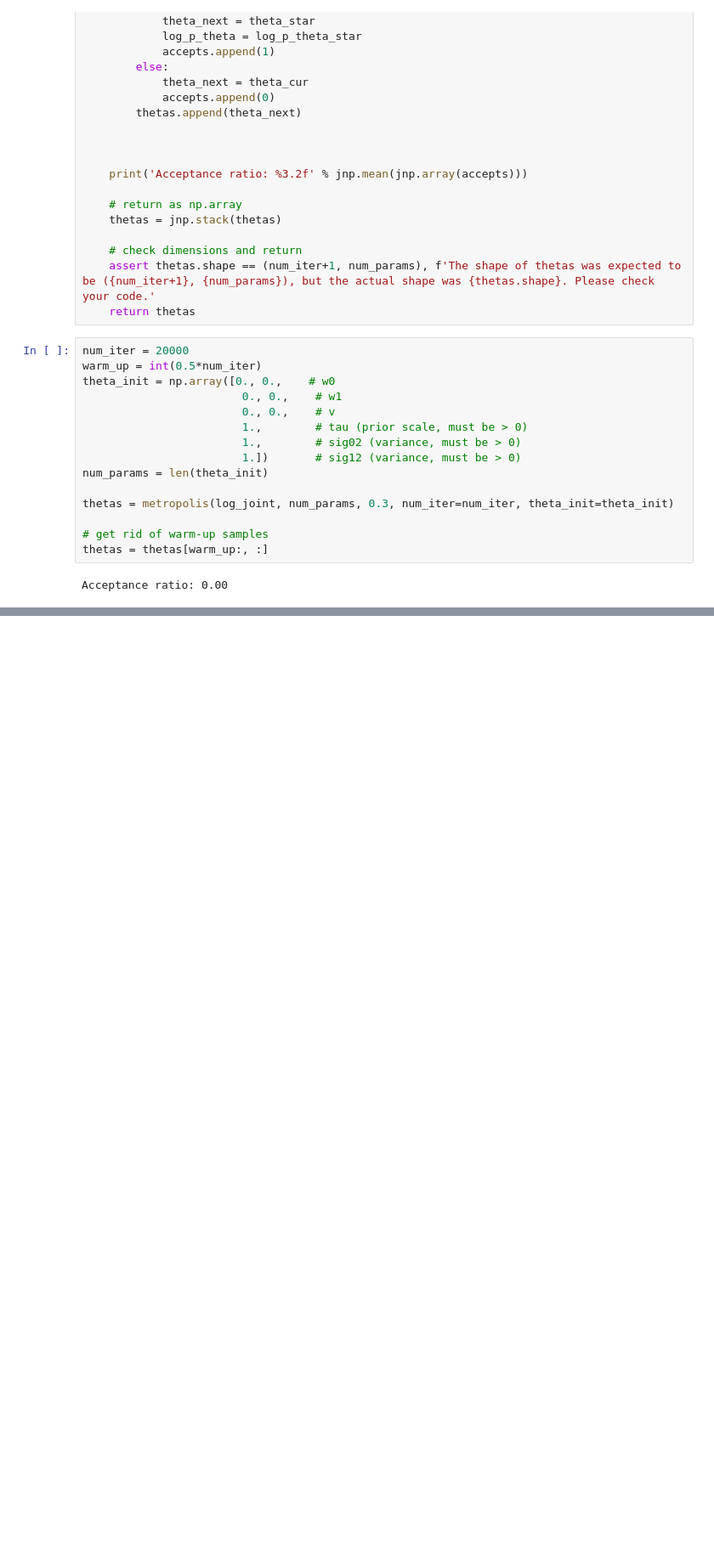
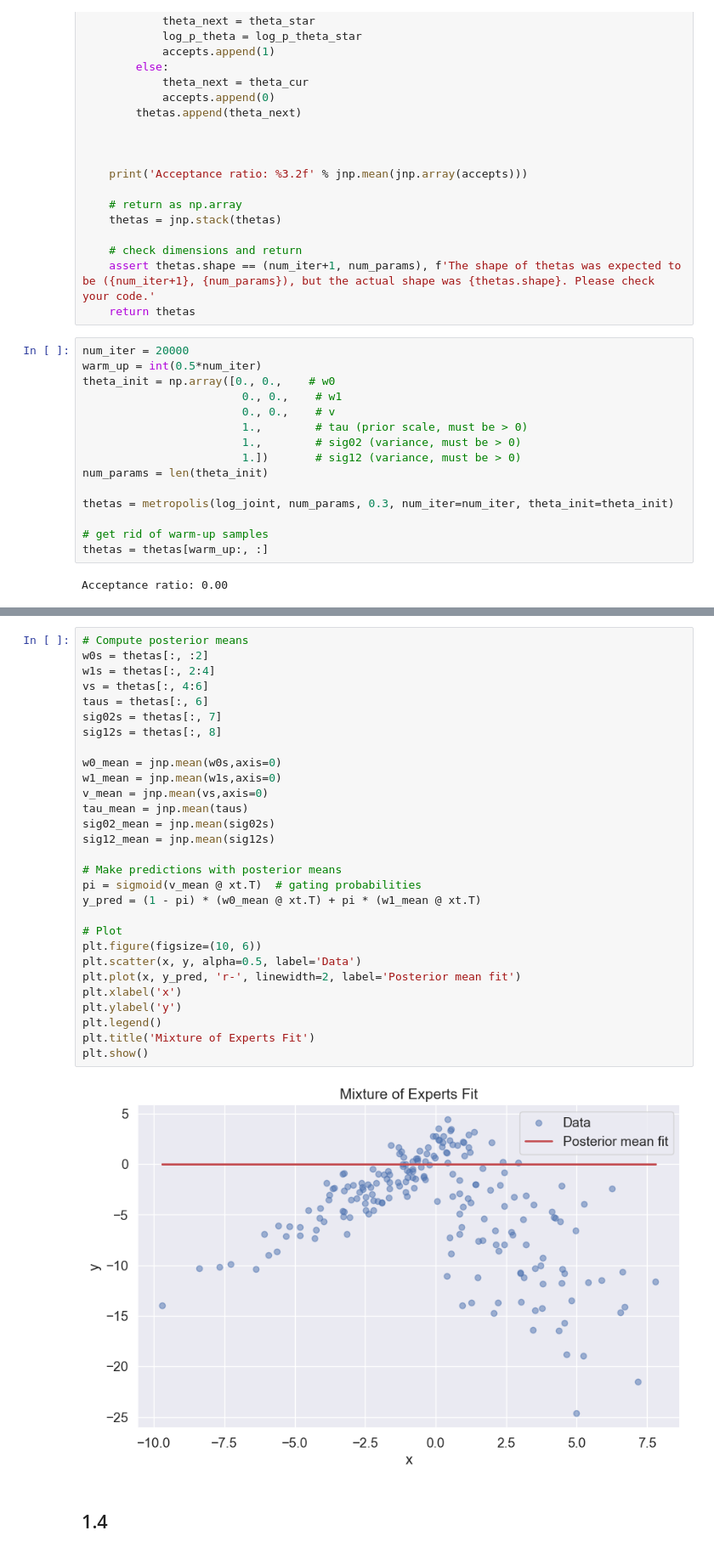
Before and after one commit to bellaVbsVbee/BayesianML, a Jupyter notebook: assignment3.ipynb, the cells around one changed output, grey strips where cells are left out. Shown at 85% size. Drawn from its saved outputs; the diff is of its cells as text; blank space fills up the shorter version.

```diff
--- a/assignment3.ipynb
+++ b/assignment3.ipynb
@@ -185,0 +189,33 @@ Text(0.5, 0, 'Iterations')
+# %%
+# Compute posterior means
+w0s = thetas[:, :2]
+w1s = thetas[:, 2:4]
+vs = thetas[:, 4:6]
+taus = thetas[:, 6]
+sig02s = thetas[:, 7]
+sig12s = thetas[:, 8]
+
+w0_mean = jnp.mean(w0s,axis=0)
+w1_mean = jnp.mean(w1s,axis=0)
+v_mean = jnp.mean(vs,axis=0)
+tau_mean = jnp.mean(taus)
+sig02_mean = jnp.mean(sig02s)
+sig12_mean = jnp.mean(sig12s)
+
+# Make predictions with posterior means
+pi = sigmoid(v_mean @ xt.T)  # gating probabilities
+y_pred = (1 - pi) * (w0_mean @ xt.T) + pi * (w1_mean @ xt.T)
+
+# Plot
+plt.figure(figsize=(10, 6))
+plt.scatter(x, y, alpha=0.5, label='Data')
+plt.plot(x, y_pred, 'r-', linewidth=2, label='Posterior mean fit')
+plt.xlabel('x')
+plt.ylabel('y')
+plt.legend()
+plt.title('Mixture of Experts Fit')
+plt.show()
+# %% [output]
+[figure, added]
+# %% [markdown]
+## 1.4
```
Also changed, not shown: parts of 3 cells of this notebook.
